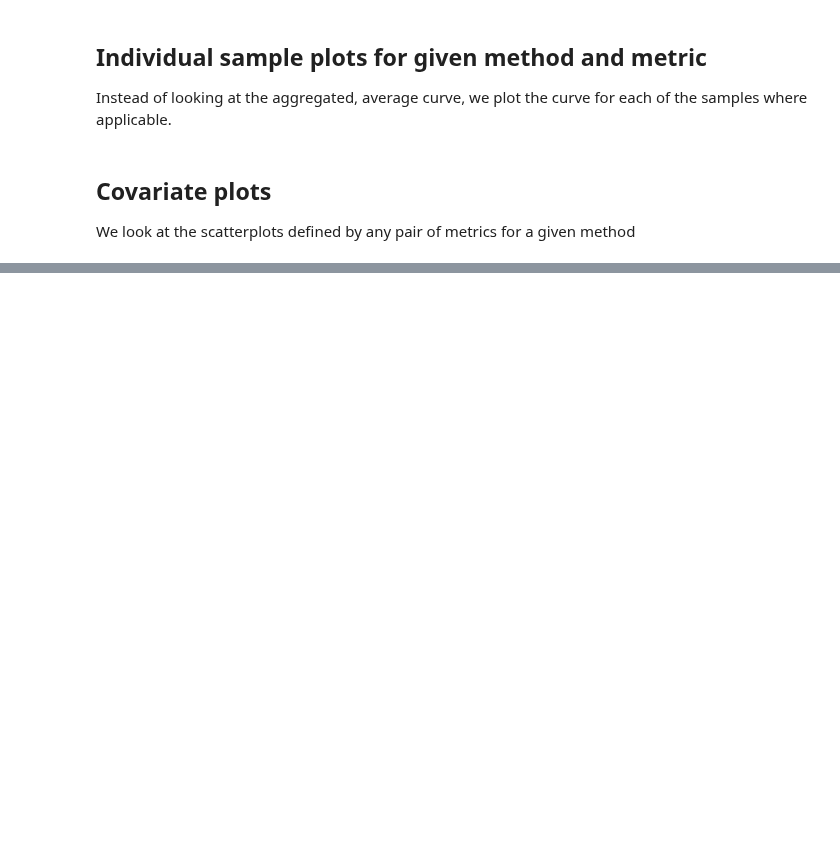
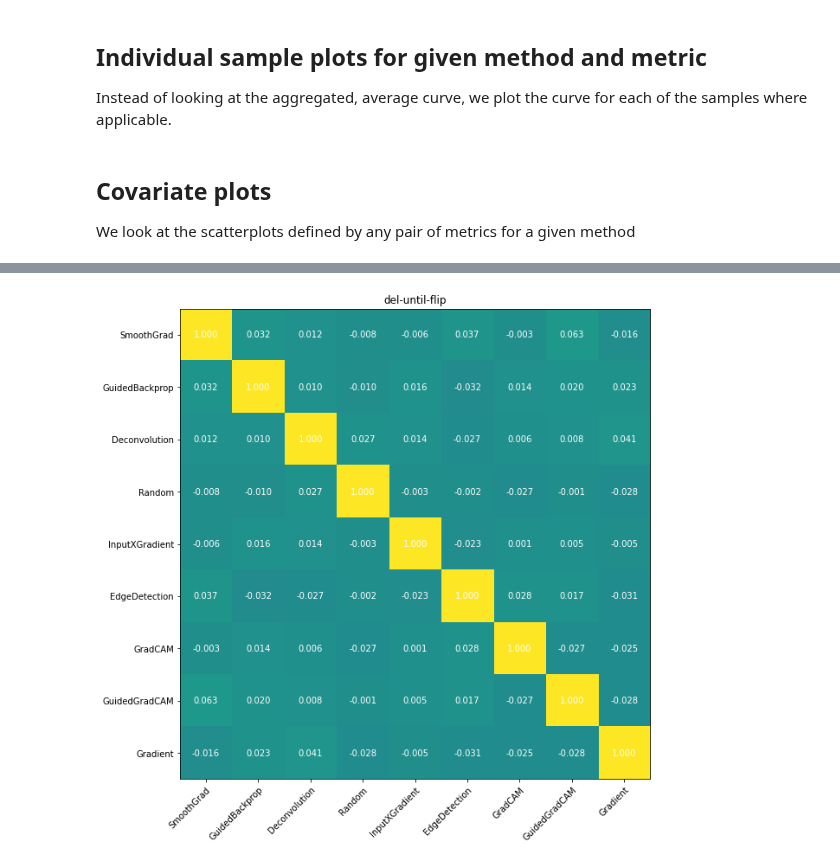
Before and after one commit to arnegevaert/benchmark, a Jupyter notebook: experiments/independent/eda.ipynb, the cells around one changed output, grey strips where cells are left out. Saved outputs shown, nothing was run; the diff lists cells and outputs as text; code cells hidden in the pictures; blank space fills up the shorter version.

Commit message:
no shuffling of data

```diff
--- a/experiments/independent/eda.ipynb
+++ b/experiments/independent/eda.ipynb
@@ -10,8 +10,8 @@ import ppscore
 import pandas as pd
 # %%
 DATA_DIR = "../../out/MNIST"
-#DATA_DIR = "out_lsm"
 all_data, metadata = load_results(DATA_DIR)
+all_data_lsm, metadata_lsm = load_results(f"{DATA_DIR}_lsm")
 methods = list(all_data.keys())
 print("\n".join(methods))
 # %% [output]
@@ -75,6 +73,16 @@ for i, m in enumerate(methods):
 # %% [markdown]
 ## Individual sample plots for given method and metric
 Instead of looking at the aggregated, average curve, we plot the curve for each of the samples where applicable.
+# %%
+def individual_sample_plot(data, method, metric, ax=None):
+    plot_data = data[method][metric]
+    if not ax:
+        fig, ax = plt.subplots(figsize=(5,5))
+    ax.plot(plot_data.T, alpha=0.1)
+fig, axs = plt.subplots(1, 2, figsize=(15, 5))
+axs = axs.flatten()
+individual_sample_plot(all_data, "InputXGradient", "infidelity", axs[0])
+individual_sample_plot(all_data_lsm, "InputXGradient", "infidelity", axs[1])
 # %% [markdown]
 ## Covariate plots
 We look at the scatterplots defined by any pair of metrics for a given method
@@ -80,0 +95,13 @@ We look at the scatterplots defined by any pair of metrics for a given method
+# %%
+def metric_spearman_heatmap(data, metric, ax=None):
+    plot_data = get_metric(data, metric)
+    if not ax:
+        fig, ax = plt.subplots(figsize=(10,10))
+    aggregated_data = []
+    for method in plot_data.keys():
+        aggregated_data.append(np.mean(plot_data[method], axis=1) if len(plot_data[method].shape) == 2 else plot_data[method])
+    corrs = spearmanr(np.vstack(aggregated_data), axis=1)[0]
+    correlation_heatmap(ax, corrs, plot_data.keys(), metric)
+metric_spearman_heatmap(all_data_lsm, "del-until-flip")
+# %% [output]
+[figure, added]
```
Also changed, not shown: parts of 4 cells of this notebook, 2 other files.
